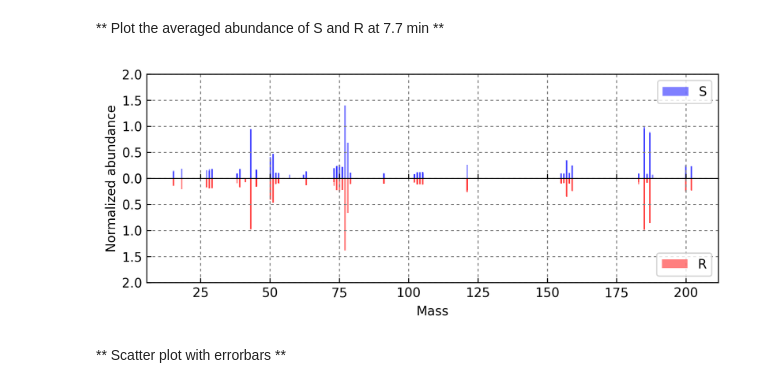
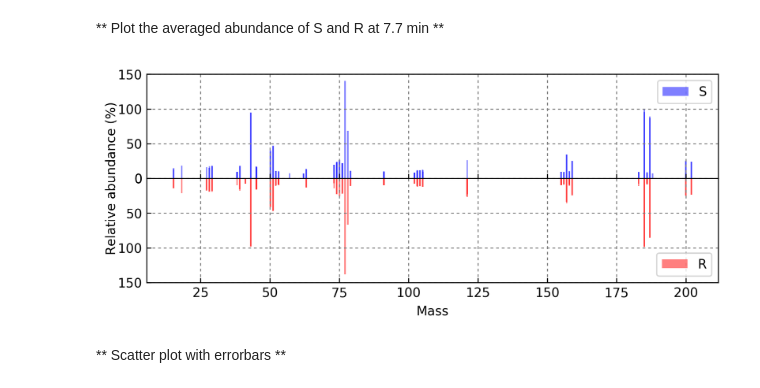
Before and after one commit to YuZhangIsCoding/Mass-Spectroscopy, a Jupyter notebook: 4bromo-a-methyl-benzyl-alcohol/Mass_Spectroscopy.ipynb, the cells around one changed output. Cells and saved outputs as stored; diff of their text form; code cells hidden in the pictures.

```diff
--- a/4bromo-a-methyl-benzyl-alcohol/Mass_Spectroscopy.ipynb
+++ b/4bromo-a-methyl-benzyl-alcohol/Mass_Spectroscopy.ipynb
@@ -70,7 +70,7 @@ def select_df_pd(df, time, chiral_type):
     return ans[['avg', 'std', 'cnt']]
 # %%
 def plot_twin_bar(s, r, width = 0.5, title = 'Standard deviation at 7.7 min',
-                 xlabel = 'Mass', ylabel = 'Normalized abundance'):
+                 xlabel = 'Mass', ylabel = 'Relative abundance (%)'):
     '''This is a function that plots 2 bar plots, where the second one is ploted
     upside down to compare with the first plot with the same x-axis.
     s and r are tuples that contain (index, values)
@@ -85,7 +85,7 @@ def plot_twin_bar(s, r, width = 0.5, title = 'Standard deviation at 7.7 min',
     axes[1].legend(loc = 'lower right')
     axes[1].set_xlabel(xlabel)
     for ax in axes:
-        ax.set_ylim([0, 2])
+        ax.set_ylim([0, 150])
         ax.tick_params(direction = 'in')
         ax.grid(ls = ':', c = 'gray')
     axes[1].invert_yaxis()
@@ -233,10 +233,10 @@ df_s_77
 # %% [markdown]
 ** Plot the averaged abundance of S and R at 7.7 min **
 # %%
-plot_twin_bar((df_s_77.index, df_s_77['avg']), (df_r_77.index, df_r_77['avg']), width = 0.5,
+plot_twin_bar((df_s_77.index, df_s_77['avg']*100), (df_r_77.index, df_r_77['avg']*100), width = 0.5,
              title = '')
 # %% [output]
-[figure, old version]
+[figure, new version]
 # %% [markdown]
 ** Scatter plot with errorbars **
 # %%
```
Also changed, not shown: parts of 2 cells of this notebook.
